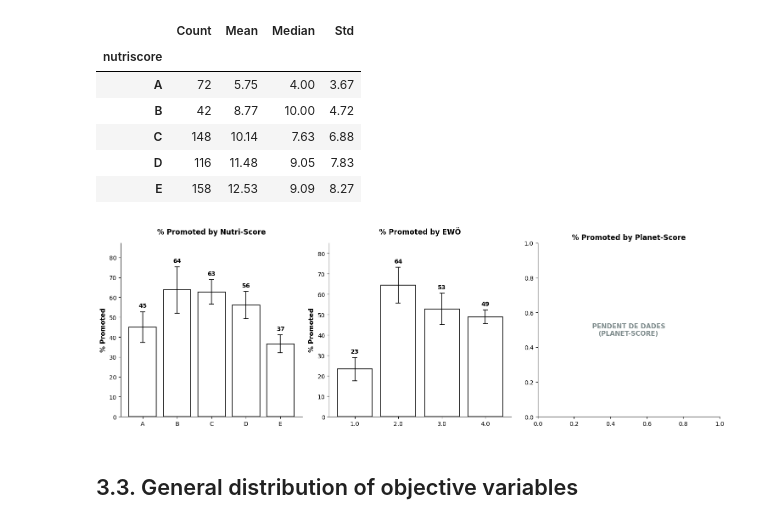
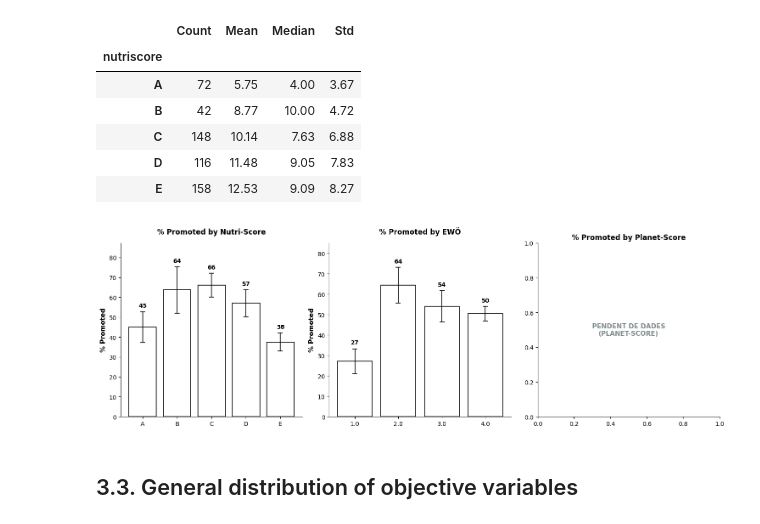
Before and after one commit to cescFT/TFM-fferretar-code, a Jupyter notebook: data-analysis/TFM-fferretar-data-analysis.ipynb, the cells around one changed output. Drawn from its saved outputs; the diff is of its cells as text; code cells hidden in the pictures.

```diff
--- a/data-analysis/TFM-fferretar-data-analysis.ipynb
+++ b/data-analysis/TFM-fferretar-data-analysis.ipynb
@@ -913,3 +913,4 @@ choices_promo = [
 ]
 
 df_products['promotion_type'] = np.select(conditions_promo, choices_promo, default='no_promotion')
+df_products['is_promoted'] = df_products['promotion_type'] != 'no_promotion'
@@ -1372,7 +1465,7 @@ def plot_promoted_percentage_by_score(df):
         # Calculate stats for each level
         pcts, errs_low, errs_high, x_labels = [], [], [], []
         for level in cfg['levels']:
-            sub = df[df[col] == level]['has_price_discount']
+            sub = df[df[col] == level]['is_promoted']
             pct, err_l, err_h = calculate_promotion_proportions(sub)
             pcts.append(pct)
             errs_low.append(err_l)
@@ -1387,34 +1480,34 @@ def plot_promoted_percentage_by_score(df):
             yerr=[errs_low, errs_high],
             capsize=4,
             color='white',
             edgecolor='black',
             linewidth=1.2,
             error_kw=dict(ecolor='black', lw=1.2, capsize=4, capthick=1.2)
         )
 
         ax.set_xticks(x)
         ax.set_xticklabels(x_labels)
         ax.set_ylabel('% Promoted', fontsize=11, fontweight='bold')
         ax.set_title(f"% Promoted by {cfg['name']}", fontweight='bold', fontsize=12, pad=15)
 
         max_y = max([p + e for p, e in zip(pcts, errs_high)]) if len(pcts) > 0 else 50
         ax.set_ylim(0, max(50, max_y + 12))
 
         # Add rounded percentage value above error bars
         for i, (p, e_h) in enumerate(zip(pcts, errs_high)):
             if p > 0:
                 ax.text(i, p + e_h + 1.5, f"{int(round(p))}", ha='center', va='bottom', fontsize=10, fontweight='bold')
 
         ax.spines['top'].set_visible(False)
         ax.spines['right'].set_visible(False)
 
     plt.tight_layout()
     plt.show()
 
 # Execució de la funció
 plot_promoted_percentage_by_score(df_products)
 # %% [output]
-[figure, old version]
+[figure, new version]
 # %% [markdown]
 
 ## 3.3. General distribution of objective variables
```
Also changed, not shown: parts of 8 cells of this notebook.
